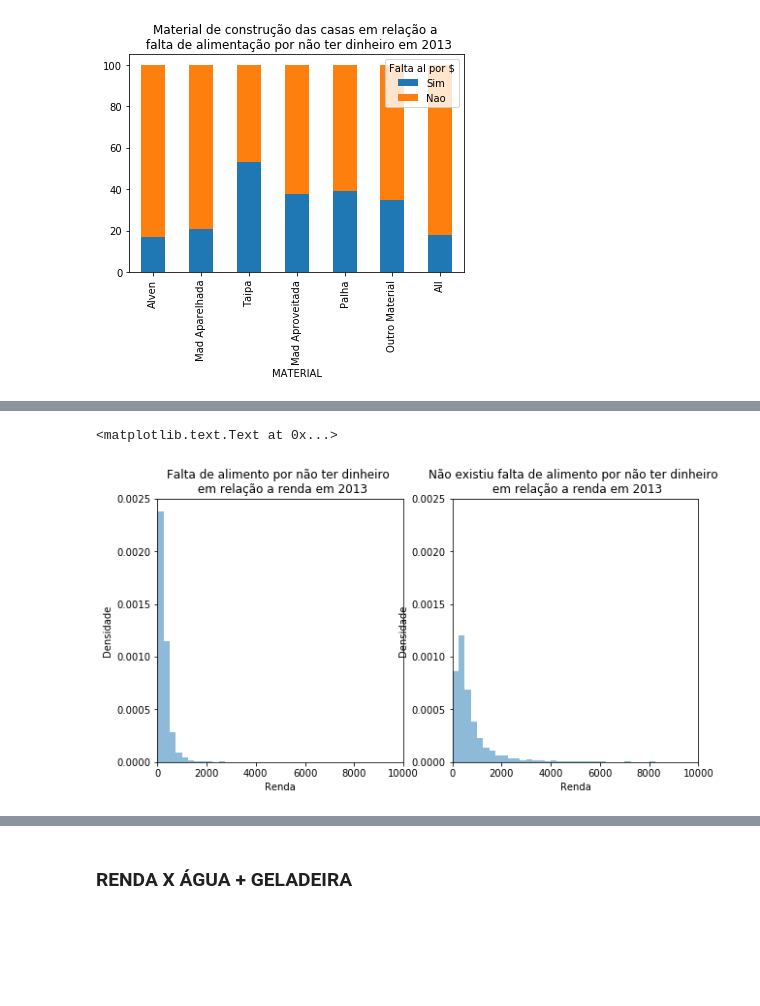
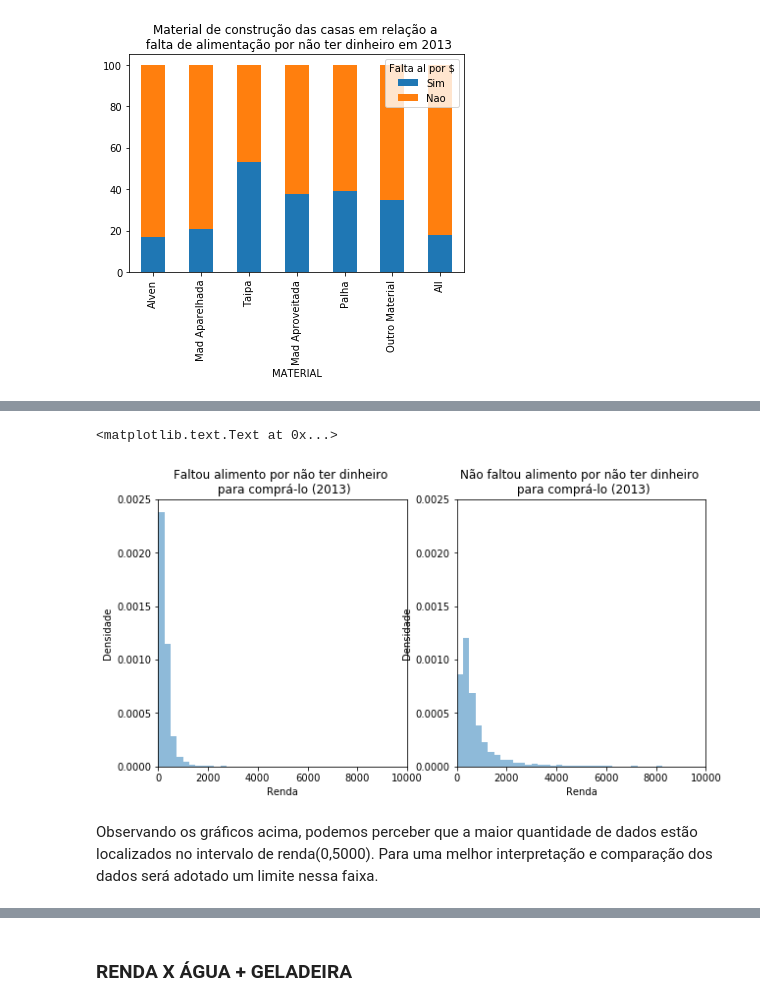
Before and after one commit to milenamaluli/CD, a Jupyter notebook: Projeto1 Milena Maluli.ipynb, the cells around one changed output, grey strips where cells are left out. Cells and saved outputs as stored; diff of their text form; code cells hidden in the pictures; blank space fills up the shorter version.

```diff
--- a/Projeto1 Milena Maluli.ipynb
+++ b/Projeto1 Milena Maluli.ipynb
@@ -244,22 +237,25 @@ plt.title('Não existiu falta de alimento por não ter dinheiro \n em relação
 # %%
+#ANÁLISE SÓ DE 2013
 faixa = arange(0,100000,250)
 
 plt.subplot(121)
 plot = d2.RENDA[d2.FALTAAL=='Sim'].plot.hist(bins=faixa,title='HISTOGRAMA FALTAAL',figsize=(10,5), normed=1, alpha=0.5)
 plt.ylabel('Densidade')
 plt.xlabel('Renda')
 plt.ylim(0,0.0025)
 plt.xlim(0,10000)
-plt.title('Falta de alimento por não ter dinheiro \n em relação a renda em 2013')
+plt.title('Faltou alimento por não ter dinheiro \n para comprá-lo (2013)')
 
 plt.subplot(122)
 plot = d2.RENDA[d2.FALTAAL=='Nao'].plot.hist(bins=faixa,title='HISTOGRAMA SEM FALTAAL',figsize=(10,5), normed=1, alpha=0.5)
 plt.ylabel('Densidade')
 plt.xlabel('Renda')
 plt.ylim(0,0.0025)
 plt.xlim(0,10000)
-plt.title('Não existiu falta de alimento por não ter dinheiro \n em relação a renda em 2013')
+plt.title('Não faltou alimento por não ter dinheiro \n para comprá-lo (2013)')
 # %% [output]
 <matplotlib.text.Text at 0x...>
-[figure, old version]
+[figure, new version]
+# %% [markdown]
+Observando os gráficos acima, podemos perceber que a maior quantidade de dados estão localizados no intervalo de renda(0,5000). Para uma melhor interpretação e comparação dos dados será adotado um limite nessa faixa.
 # %%
```
Also changed, not shown: parts of 38 cells of this notebook, 1 other file.
